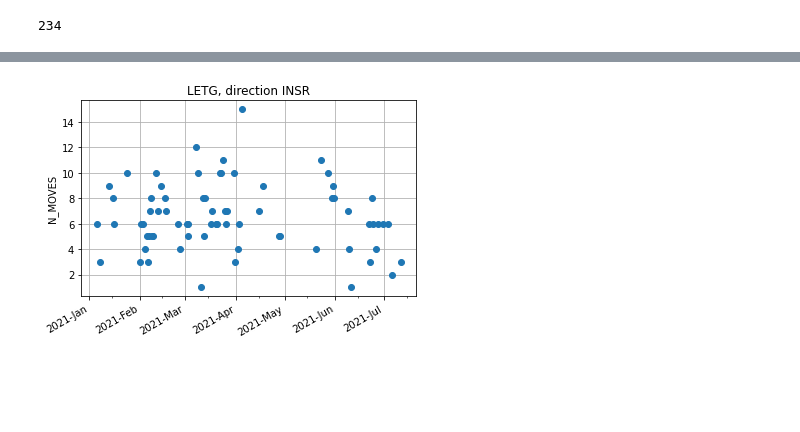
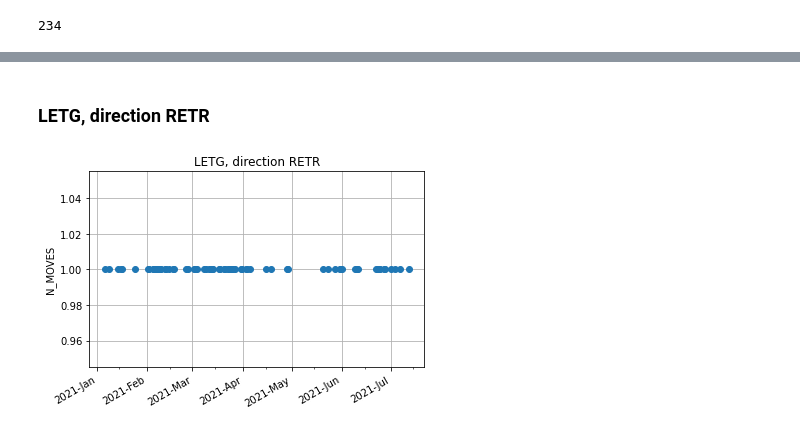
Before and after one commit to chandra-mta/otg_monitor, a Jupyter notebook: test.ipynb, the cells around one changed output, grey strips where cells are left out. Cells and saved outputs as stored; diff of their text form; code cells hidden in the pictures; blank space fills up the shorter version.

```diff
--- a/test.ipynb
+++ b/test.ipynb
@@ -53,10 +53,3 @@ moves_by_tstart = otgm.group_by('tstart')
 len(moves_by_tstart.groups)
 # %% [output]
 234
-# %%
-n_letg_insr = []
-times = []
-for grp in moves_by_tstart.groups:
-    if grp['grating'][0] == 'LETG' and grp['direction'][0] == 'INSR':
-        n_letg_insr.append(len(grp))
-        times.append(grp['tstart'][0])
@@ -86,0 +56,21 @@ n_letg_insr
+# %%
+def get_n_moves(otgm, grating, direction):
+    if grating not in ('HETG, LETG'):
+        raise ValueError('grating should be one of LETG, HETG')
+
+    if direction not in ('RETR', 'INSR'):
+        raise ValueError("direction should be one of 'RETR', 'INSR'")
+
+    n_moves = []
+    n_moves_short = []
+    times = []
+    moves_by_tstart = otgm.group_by('tstart')
+
+    for grp in moves_by_tstart.groups:
+        if grp['grating'][0] == grating and grp['direction'][0] == direction:
+            n_moves.append(len(grp))
+            idx = grp['duration'] < 1.0
+            n_moves_short.append(np.sum(idx))
+            times.append(grp['tstart'][0])
+
+    return {'times': times, 'n_moves': n_moves, 'n_moves_short': n_moves_short}
@@ -87,7 +162,11 @@ n_letg_insr
+# %% [markdown]
+### LETG, direction RETR
+# %%
+out = get_n_moves(otgm, grating='LETG', direction='RETR')
 # %%
-plot_cxctime(times, n_letg_insr, 'o')
+plot_cxctime(out['times'], out['n_moves'], 'o')
 plt.grid()
 plt.ylabel('N_MOVES')
-plt.title('LETG, direction INSR');
+plt.title('LETG, direction RETR');
 # %% [output]
-[figure, old version]
+[figure, new version]
```
Also changed, not shown: parts of 19 cells of this notebook, 1 other file.
